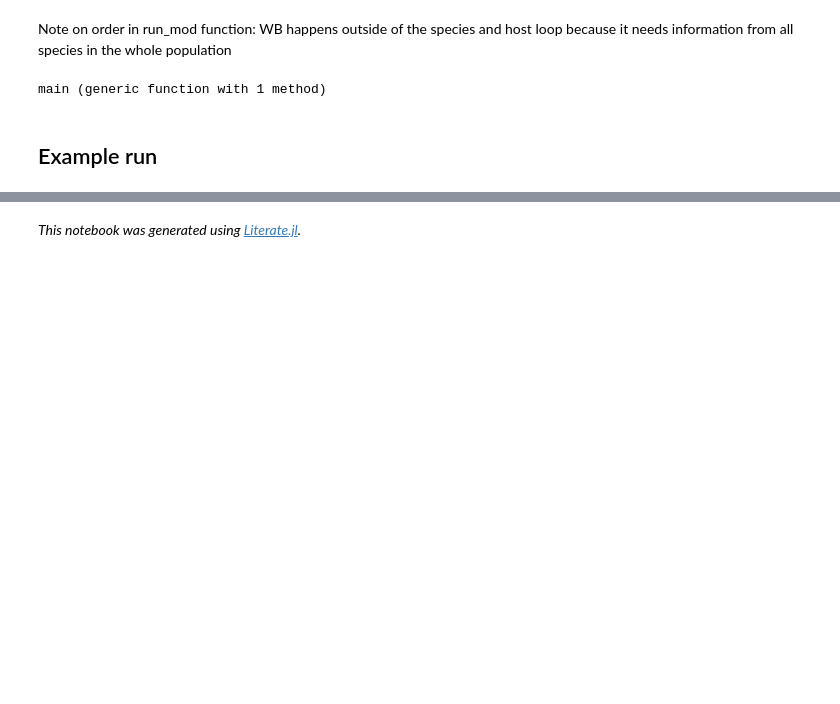
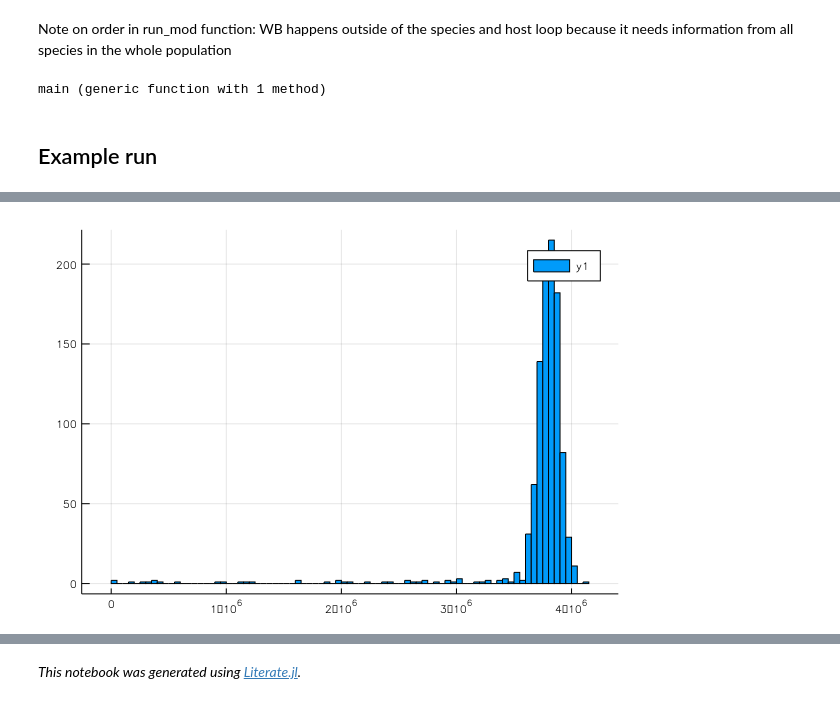
Before and after one commit to hannahlepper/sth_coinf_model, a Jupyter notebook: coinf_model.ipynb, the cells around one changed output, grey strips where cells are left out. Cells and saved outputs as stored; diff of their text form; code cells hidden in the pictures; blank space fills up the shorter version.

```diff
--- a/coinf_model.ipynb
+++ b/coinf_model.ipynb
@@ -296,0 +357,18 @@ Plot{Plots.GRBackend() n=3}
+# %%
+histogram(f_PEL[:,1])
+histogram(f_PEL[:,2])
+histogram(f_PEL[:,3])
+
+histogram(f_EL[:,1])
+histogram(f_EL[:,2])
+histogram(f_EL[:,3])
+
+histogram(AW[:,1])
+histogram(AW[:,2])
+histogram(AW[:,3])
+
+histogram(eggs[:,1])
+histogram(eggs[:,2])
+histogram(eggs[:,3])
+# %% [output]
+[figure, added]
```
Also changed, not shown: parts of 22 cells of this notebook, 1 other file.
